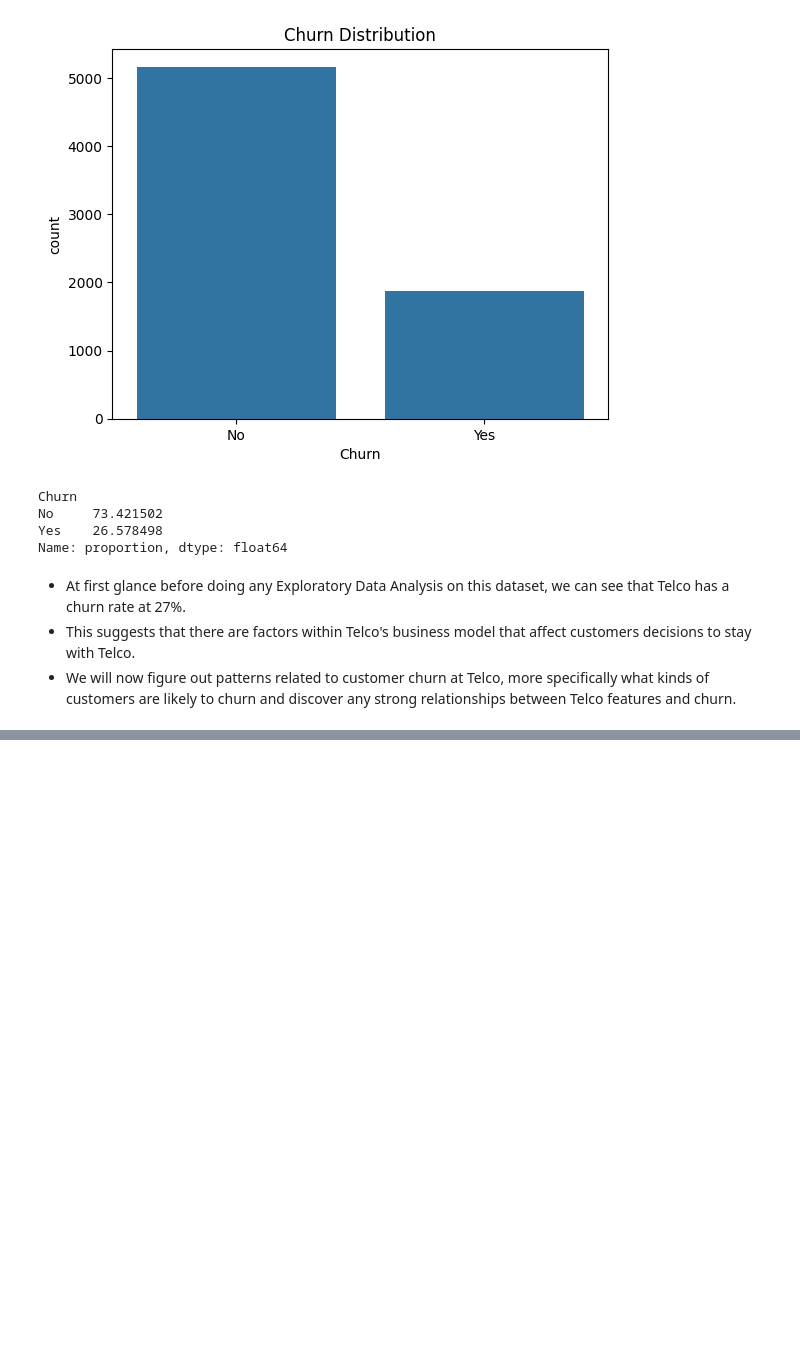
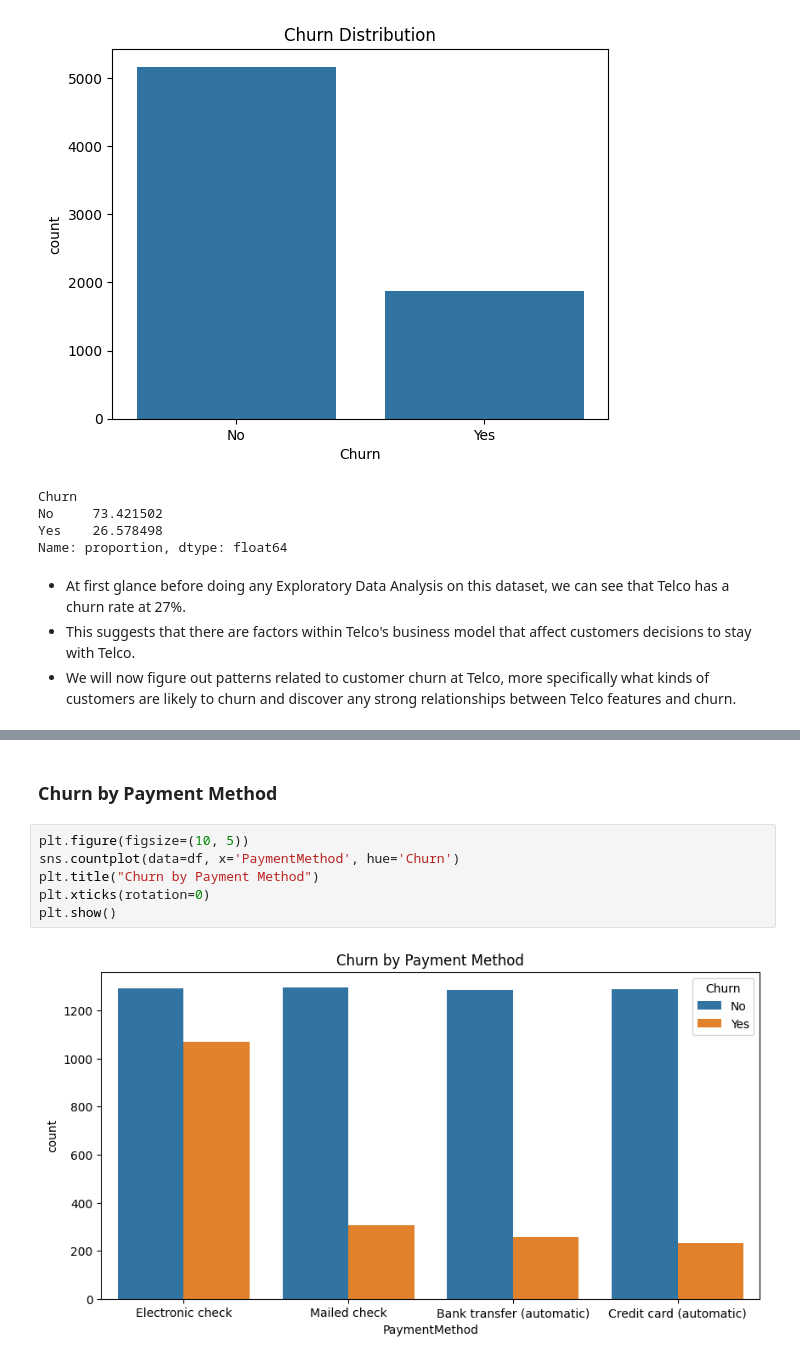
Before and after one commit to azuhayer/Telco-Customer-Churn-Analysis, a Jupyter notebook: main.ipynb, the cells around one changed output, grey strips where cells are left out. Cells and saved outputs as stored; diff of their text form; blank space fills up the shorter version.

```diff
--- a/main.ipynb
+++ b/main.ipynb
@@ -122,0 +160,10 @@ Name: proportion, dtype: float64
+# %% [markdown]
+### Churn by Payment Method
+# %%
+plt.figure(figsize=(10, 5))
+sns.countplot(data=df, x='PaymentMethod', hue='Churn')
+plt.title("Churn by Payment Method")
+plt.xticks(rotation=0)
+plt.show()
+# %% [output]
+[figure, added]
```
Also changed, not shown: parts of 6 cells of this notebook.
